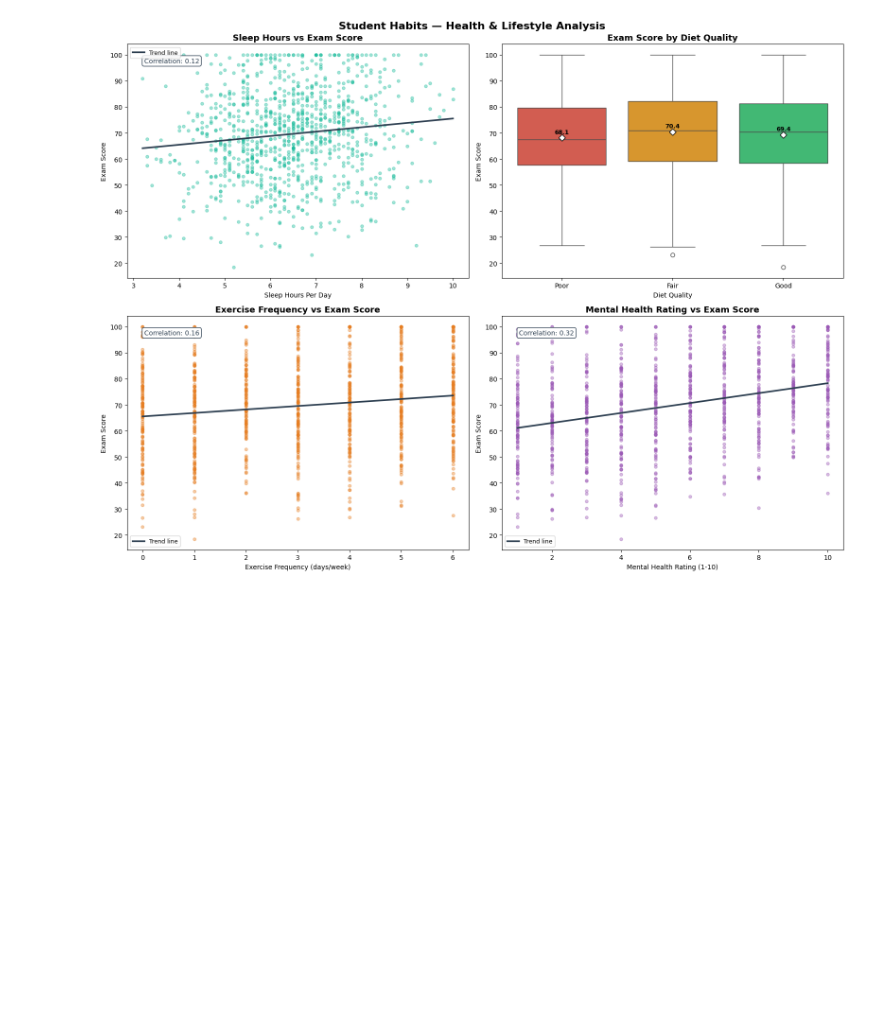
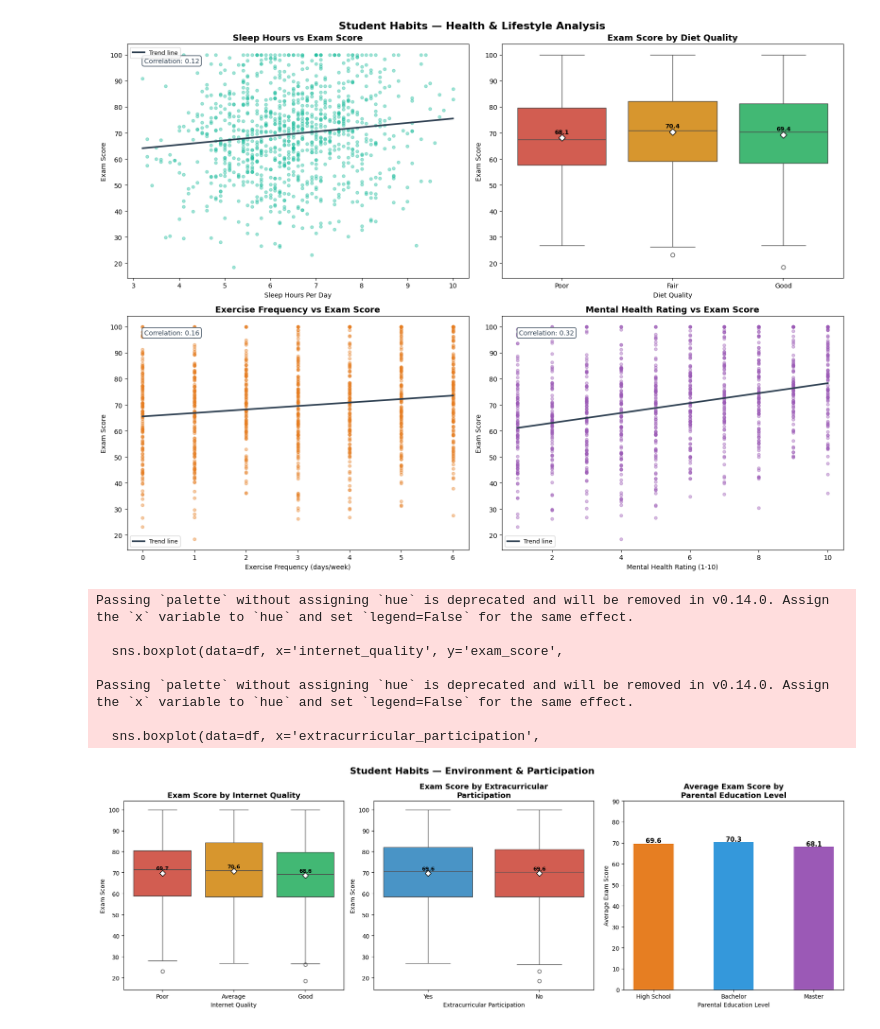
Before and after one commit to john-nio/eda-project, a Jupyter notebook: student_habits_performance/student_habit_performance.ipynb, the cells around one changed output. Cells and saved outputs as stored; diff of their text form; code cells hidden in the pictures; blank space fills up the shorter version.

```diff
--- a/student_habits_performance/student_habit_performance.ipynb
+++ b/student_habits_performance/student_habit_performance.ipynb
@@ -473,3 +473,79 @@ Passing `palette` without assigning `hue` is deprecated and will be removed in v
 
   sns.boxplot(data=df, x='diet_quality', y='exam_score',
 [figure]
+# %%
+fig, axes = plt.subplots(1, 3, figsize=(18, 6))
+
+# ── 17. Exam score by internet quality ────────────────────────
+order = ['Poor', 'Average', 'Good']
+sns.boxplot(data=df, x='internet_quality', y='exam_score',
+            palette={'Poor': '#e74c3c',
+                     'Average': '#f39c12',
+                     'Good': '#2ecc71'},
+            order=order, ax=axes[0])
+
+for j, internet in enumerate(order):
+    mean_val = df[df['internet_quality'] == internet]['exam_score'].mean()
+    axes[0].plot(j, mean_val, marker='D', color='white',
+                 markersize=7, markeredgecolor='black', zorder=5)
+    axes[0].text(j, mean_val + 1.5, f'{mean_val:.1f}',
+                 ha='center', fontsize=9, fontweight='bold')
+
+axes[0].set_title('Exam Score by Internet Quality',
+                  fontsize=13, fontweight='bold')
+axes[0].set_xlabel('Internet Quality')
+axes[0].set_ylabel('Exam Score')
+
+# ── 18. Exam score by extracurricular participation ───────────
+sns.boxplot(data=df, x='extracurricular_participation',
+            y='exam_score',
+            palette={'Yes': '#3498db', 'No': '#e74c3c'},
+            ax=axes[1])
+
+for j, extra in enumerate(['No', 'Yes']):
+    mean_val = df[df['extracurricular_participation'] == extra]['exam_score'].mean()
+    axes[1].plot(j, mean_val, marker='D', color='white',
+                 markersize=7, markeredgecolor='black', zorder=5)
+    axes[1].text(j, mean_val + 1.5, f'{mean_val:.1f}',
+                 ha='center', fontsize=9, fontweight='bold')
+
+axes[1].set_title('Exam Score by Extracurricular\nParticipation',
+                  fontsize=13, fontweight='bold')
+axes[1].set_xlabel('Extracurricular Participation')
+axes[1].set_ylabel('Exam Score')
+
+# ── 19. Average exam score by parental education ──────────────
+order_edu = ['High School', 'Bachelor', 'Master']
+avg_scores = df.groupby('parental_education_level')['exam_score']\
+               .mean().reindex(order_edu)
+
+colors = ['#e67e22', '#3498db', '#9b59b6']
+bars = axes[2].bar(avg_scores.index, avg_scores.values,
+                   color=colors, width=0.5)
+
+axes[2].set_title('Average Exam Score by\nParental Education Level',
+                  fontsize=13, fontweight='bold')
+axes[2].set_xlabel('Parental Education Level')
+axes[2].set_ylabel('Average Exam Score')
+axes[2].set_ylim(0, 90)
+
+for bar, val in zip(bars, avg_scores.values):
+    axes[2].text(bar.get_x() + bar.get_width()/2,
+                 bar.get_height() + 0.5,
+                 f'{val:.1f}', ha='center',
+                 fontsize=11, fontweight='bold')
+
+fig.suptitle('Student Habits — Environment & Participation',
+             fontsize=16, fontweight='bold')
+plt.tight_layout()
+plt.savefig('visualizations/environment_participation.png', dpi=150)
+plt.show()
+# %% [output]
+Passing `palette` without assigning `hue` is deprecated and will be removed in v0.14.0. Assign the `x` variable to `hue` and set `legend=False` for the same effect.
+
+  sns.boxplot(data=df, x='internet_quality', y='exam_score',
+
+Passing `palette` without assigning `hue` is deprecated and will be removed in v0.14.0. Assign the `x` variable to `hue` and set `legend=False` for the same effect.
+
+  sns.boxplot(data=df, x='extracurricular_participation',
+[figure, added]
```
Also changed, not shown: 1 other file.
